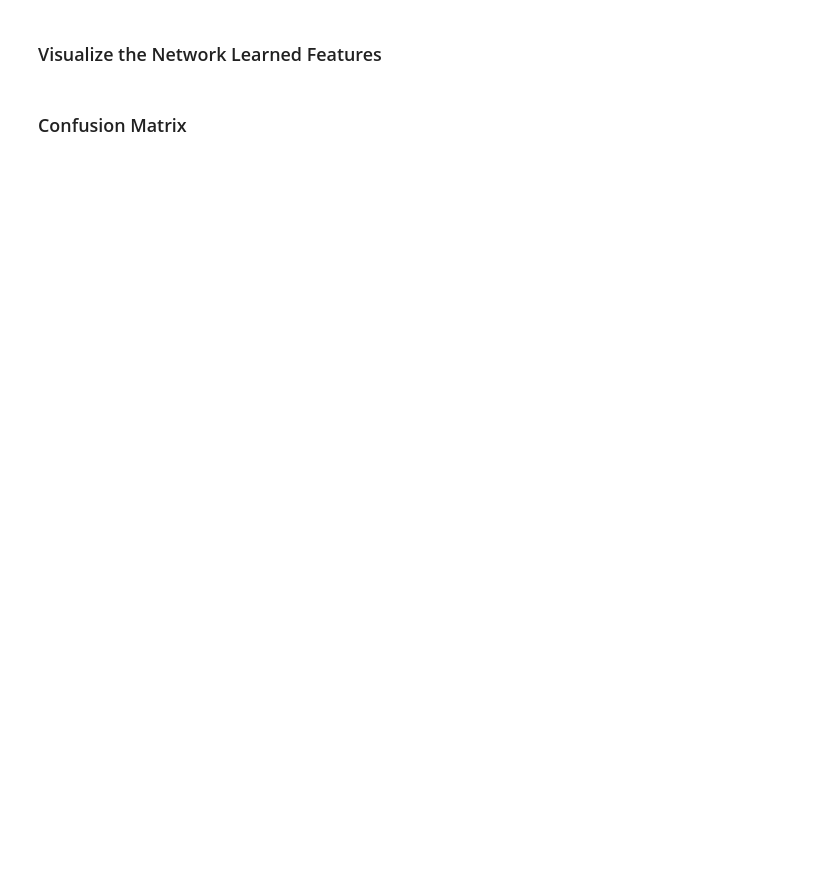
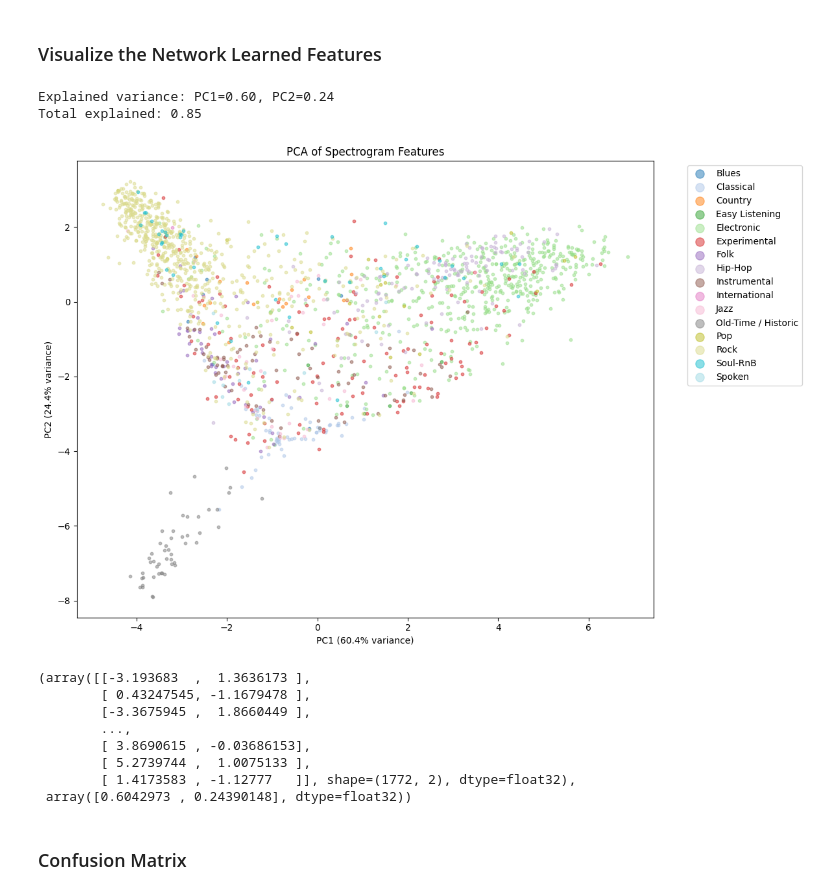
Before and after one commit to dylanledermann/AIGenre, a Jupyter notebook: without_lyrics_transformer.ipynb, the cells around one changed output. Drawn from its saved outputs; the diff is of its cells as text; code cells hidden in the pictures; blank space fills up the shorter version.

```diff
--- a/without_lyrics_transformer.ipynb
+++ b/without_lyrics_transformer.ipynb
@@ -617,9 +621,9 @@ Validation Loss: 1.1358
 ### Visualize the Network Learned Features
 # %%
 from sklearn.decomposition import PCA
-from sklearn.preprocessing import StandardScalar
+from sklearn.preprocessing import StandardScaler
 def plot_pca(features, labels: list[int], genre_map: dict, n_components: int = 2) -> None:
-    scalar = StandardScalar()
+    scalar = StandardScaler()
     features = scalar.fit_transform(features)
 
     pca = PCA(n_components=n_components)
@@ -628,33 +632,45 @@ def plot_pca(features, labels: list[int], genre_map: dict, n_components: int = 2
 
     print(f"Explained variance: PC1={explained[0]:.2f}, PC2={explained[1]:.2f}")
     print(f"Total explained: {explained.sum():.2f}")
 
     idx_to_genre = {v: k for k, v in genre_map.items()}
     unique_labels = np.unique(labels)
     colors = plt.cm.tab20(np.linspace(0, 1, len(unique_labels)))
 
     fig, ax = plt.subplots(figsize=(12, 8))
     for label, color in zip(unique_labels, colors):
         mask = labels == label
         ax.scatter(
             reduced[mask, 0],
             reduced[mask, 1],
             label=idx_to_genre.get(label, str(label)),
             alpha=0.5,
             s=10,
             color=color
         )
 
     ax.set_xlabel(f"PC1 ({explained[0]:.1%} variance)")
     ax.set_ylabel(f"PC2 ({explained[1]:.1%} variance)")
     ax.set_title("PCA of Spectrogram Features")
     ax.legend(bbox_to_anchor=(1.05, 1), loc='upper left', markerscale=3)
     plt.tight_layout()
     plt.show()
 
     return reduced, explained
 
 plot_pca(model_features, labels, genre_map)
+# %% [output]
+Explained variance: PC1=0.60, PC2=0.24
+Total explained: 0.85
+[figure, added]
+(array([[-3.193683  ,  1.3636173 ],
+        [ 0.43247545, -1.1679478 ],
+        [-3.3675945 ,  1.8660449 ],
+        ...,
+        [ 3.8690615 , -0.03686153],
+        [ 5.2739744 ,  1.0075133 ],
+        [ 1.4173583 , -1.12777   ]], shape=(1772, 2), dtype=float32),
+ array([0.6042973 , 0.24390148], dtype=float32))
 # %% [markdown]
 ### Confusion Matrix
 # %%
```
Also changed, not shown: parts of 7 cells of this notebook, 3 other files.
